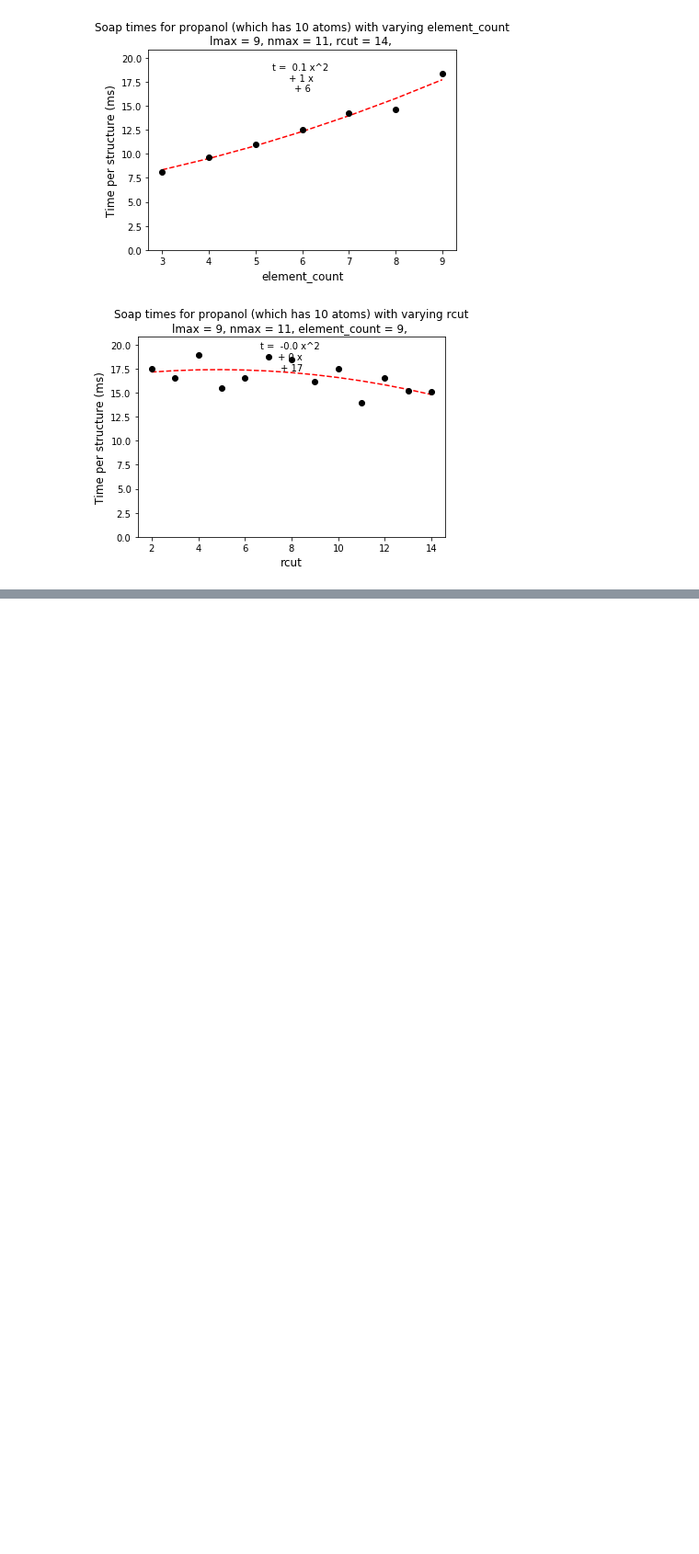
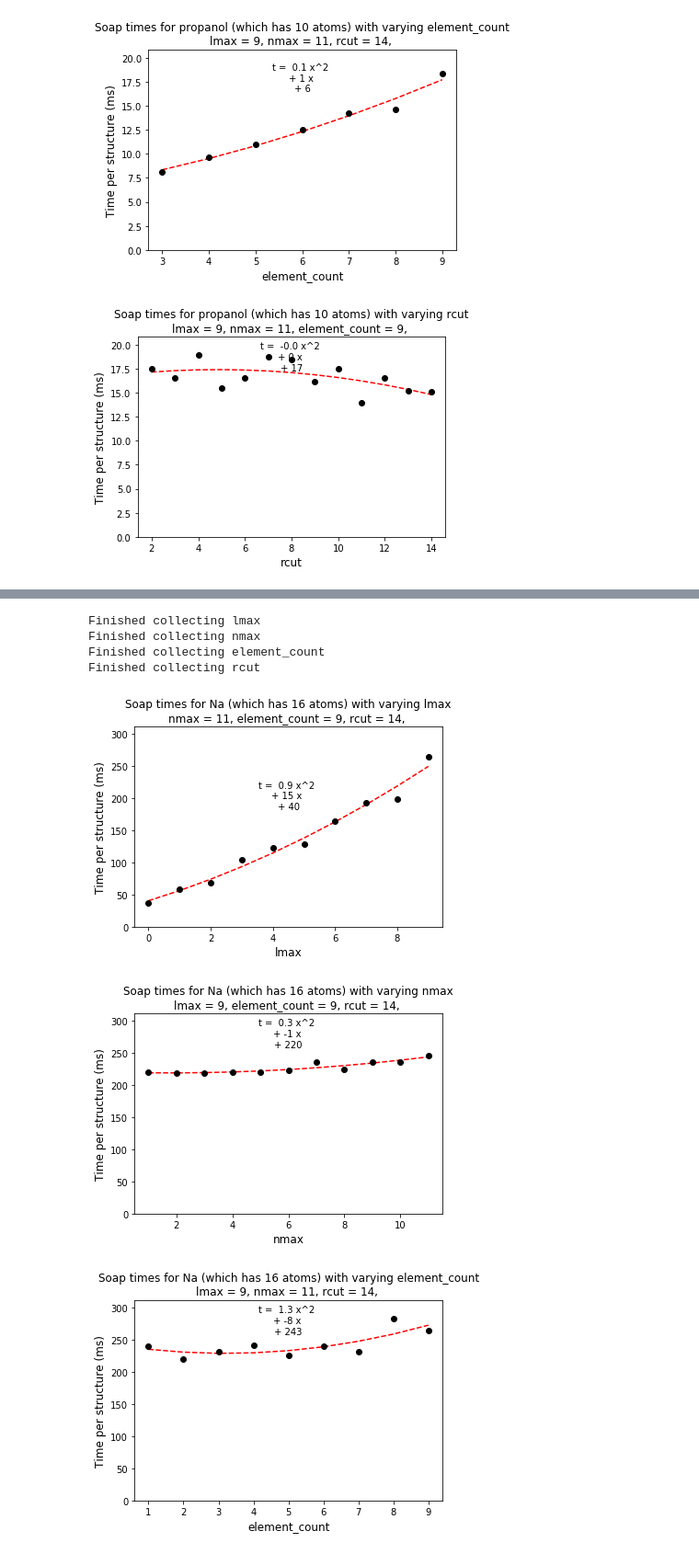
Before and after one commit to alvarovm/minigap, a Jupyter notebook: notebooks/Profile_dscribe.ipynb, the cells around one changed output, grey strips where cells are left out. Shown at 92% size. Cells and saved outputs as stored; diff of their text form; code cells hidden in the pictures; blank space fills up the shorter version.

```diff
--- a/notebooks/Profile_dscribe.ipynb
+++ b/notebooks/Profile_dscribe.ipynb
@@ -185,0 +234,15 @@ diamond_supercells_profiler.plot_all_times()
+# %%
+from ase.build import bulk
+Na = bulk("NaNa", crystalstructure='rocksalt', a=5.6413)
+Na = make_supercell(Na, np.identity(3)*2)
+Na_profiler = dscribe_profiler(Na, "Na")
+Na_profiler.collect_all_times(initial_runs=10)
+Na_profiler.plot_all_times()
+# %% [output]
+Finished collecting lmax
+Finished collecting nmax
+Finished collecting element_count
+Finished collecting rcut
+[figure, added]
+[figure, added]
+[figure, added]
```
Also changed, not shown: parts of 24 cells of this notebook, 15 other files.
